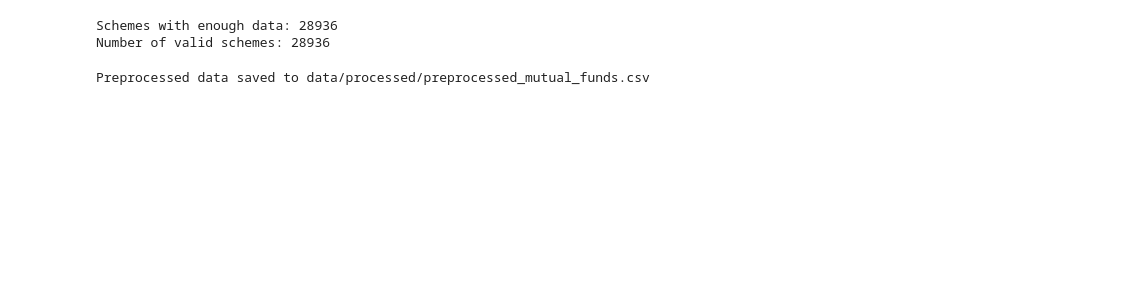
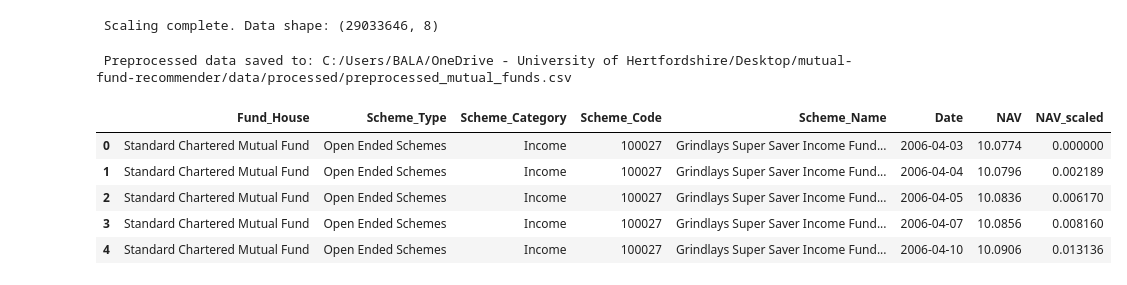
Before and after one commit to BalajiReddyCD/mutual-fund-recommender, a Jupyter notebook: notebooks/preprocessing.ipynb, the cells around one changed output. Drawn from its saved outputs; the diff is of its cells as text; code cells hidden in the pictures; blank space fills up the shorter version.

```diff
--- a/notebooks/preprocessing.ipynb
+++ b/notebooks/preprocessing.ipynb
@@ -2,8 +2,11 @@
 import pandas as pd
 from sklearn.preprocessing import MinMaxScaler
 
-# Load raw data
-df = pd.read_csv(r"C:/Users/BALA/OneDrive - University of Hertfordshire/Desktop/mutual-fund-recommender/data/raw/Mutual_Funds.csv")
-print("Loaded:", df.shape)
+# Define relative path
+data_path = r"C:/Users/BALA/OneDrive - University of Hertfordshire/Desktop/mutual-fund-recommender/data/raw/Mutual_Funds.csv"
+
+# Load data
+df = pd.read_csv(data_path)
+print("Loaded dataset with shape:", df.shape)
 df.head()
 # %% [output]
@@ -15,8 +18,10 @@ Loaded: (29033646, 7)
 | 3 | Standard Chartered Mutual Fund | Open Ended Schemes | Income | 100027 | Grindlays Super Saver Income Fund... | 26-05-2008 | 10.7206 |
 | 4 | Standard Chartered Mutual Fund | Open Ended Schemes | Income | 100027 | Grindlays Super Saver Income Fund... | 23-05-2008 | 10.7152 |
 # %%
-# Handle Dates & Sort
+# Convert 'Date' to datetime and drop invalid ones
 df['Date'] = pd.to_datetime(df['Date'], format='%d-%m-%Y', errors='coerce')
 df = df.dropna(subset=['Date'])
-df = df.sort_values(['Scheme_Code', 'Date'])
+
+# Sort by Scheme_Code and Date
+df = df.sort_values(['Scheme_Code', 'Date']).reset_index(drop=True)
 # %%
@@ -27,39 +35,38 @@ df = df.dropna(subset=['NAV'])
 # %%
-# Filter to Schemes with Enough Data
-# Only using schemes with >100 data points
-scheme_counts = df['Scheme_Code'].value_counts()
-valid_schemes = scheme_counts[scheme_counts > 100].index.tolist()
-df = df[df['Scheme_Code'].isin(valid_schemes)]
-print("Schemes with enough data:", len(valid_schemes))
+import numpy as np
 
-print("Number of valid schemes:", len(valid_schemes))
+# Initialize empty column for scaled NAV
+df['NAV_scaled'] = np.nan
+
+# Group by Scheme_Code and scale NAV using transform
+def scale_nav(group):
+    scaler = MinMaxScaler()
+    group = group.copy()
+    group['NAV_scaled'] = scaler.fit_transform(group[['NAV']])
+    group['Scheme_Code'] = group['Scheme_Code'].iloc[0]  # Re-assign explicitly
+    return group
+
+# Keep Scheme_Code in the group (default behavior)
+df_scaled = df.groupby('Scheme_Code', group_keys=False, observed=True).apply(
+    scale_nav
+).reset_index(drop=True)
+
+print(" Scaling complete. Data shape:", df_scaled.shape)
 # %% [output]
-Schemes with enough data: 28936
-Number of valid schemes: 28936
+ Scaling complete. Data shape: (29033646, 8)
-# %%
-from sklearn.preprocessing import MinMaxScaler
-
-# Define a function to scale NAV per group
-def scale_group(group):
-    scheme_code = group['Scheme_Code'].iloc[0]  # grab group label manually
-    scaler = MinMaxScaler()
-    group['NAV_scaled'] = scaler.fit_transform(group[['NAV']])
-    scaler_dict[scheme_code] = scaler
-    return group
-
-scaler_dict = {}
-
-# Group and apply without include_group
-df_scaled = (
-    df[df['Scheme_Code'].isin(valid_schemes)]
-    .groupby('Scheme_Code', group_keys=False)
-    .apply(scale_group)
-)
-
-df_scaled.reset_index(drop=True, inplace=True)
 # %%
 #Save the Preprocessed CSV
-df_scaled.to_csv("C:/Users/BALA/OneDrive - University of Hertfordshire/Desktop/mutual-fund-recommender/data/processed/preprocessed_mutual_funds.csv", index=False)
-print("Preprocessed data saved to data/processed/preprocessed_mutual_funds.csv")
+output_path = "C:/Users/BALA/OneDrive - University of Hertfordshire/Desktop/mutual-fund-recommender/data/processed/preprocessed_mutual_funds.csv"
+
+df_scaled.to_csv(output_path, index=False)
+
+print(f" Preprocessed data saved to: {output_path}")
+df_scaled.head()
 # %% [output]
-Preprocessed data saved to data/processed/preprocessed_mutual_funds.csv
+ Preprocessed data saved to: C:/Users/BALA/OneDrive - University of Hertfordshire/Desktop/mutual-fund-recommender/data/processed/preprocessed_mutual_funds.csv
+|  | Fund_House | Scheme_Type | Scheme_Category | Scheme_Code | Scheme_Name | Date | NAV | NAV_scaled |
+| 0 | Standard Chartered Mutual Fund | Open Ended Schemes | Income | 100027 | Grindlays Super Saver Income Fund... | 2006-04-03 | 10.0774 | 0.000000 |
+| 1 | Standard Chartered Mutual Fund | Open Ended Schemes | Income | 100027 | Grindlays Super Saver Income Fund... | 2006-04-04 | 10.0796 | 0.002189 |
+| 2 | Standard Chartered Mutual Fund | Open Ended Schemes | Income | 100027 | Grindlays Super Saver Income Fund... | 2006-04-05 | 10.0836 | 0.006170 |
+| 3 | Standard Chartered Mutual Fund | Open Ended Schemes | Income | 100027 | Grindlays Super Saver Income Fund... | 2006-04-07 | 10.0856 | 0.008160 |
+| 4 | Standard Chartered Mutual Fund | Open Ended Schemes | Income | 100027 | Grindlays Super Saver Income Fund... | 2006-04-10 | 10.0906 | 0.013136 |
```
Also changed, not shown: parts of 3 cells of this notebook, 7 other files.
